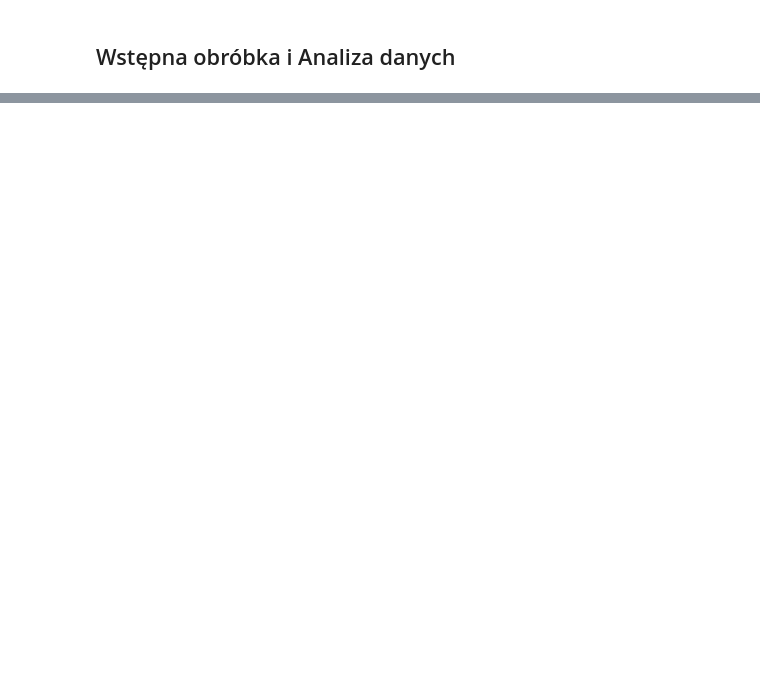
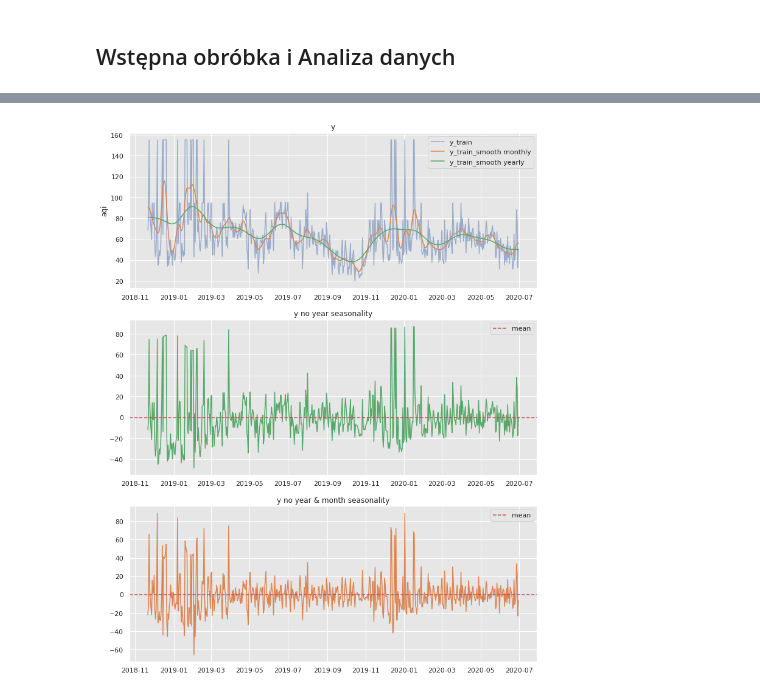
Before and after one commit to PrzemyslawSarnacki/AirQualityPrediction, a Jupyter notebook: seasonal_analisys.ipynb, the cells around one changed output, grey strips where cells are left out. Drawn from its saved outputs; the diff is of its cells as text; code cells hidden in the pictures; blank space fills up the shorter version.

```diff
--- a/seasonal_analisys.ipynb
+++ b/seasonal_analisys.ipynb
@@ -73,0 +115,25 @@ for city in CITIES:
+# %%
+# Remove yearly seasonality.
+y_no_year_season = df_smooth['aqi'] - df_smooth['y_smooth_2']
+# Remove monthly seasonality.
+y_no_year_month_season = y_no_year_season \
+    - gaussian_filter(input=y_no_year_season, sigma=3.5)
+
+# Plot components.
+fig, ax = plt.subplots(3, 1, figsize=(12, 16))
+sns.lineplot(x=df_smooth.index, y='aqi', label='y_train', data=df_smooth, alpha=0.5, ax=ax[0])
+sns.lineplot(x=df_smooth.index, y='y_smooth_1', label='y_train_smooth monthly', data=df_smooth, ax=ax[0])
+sns.lineplot(x=df_smooth.index, y='y_smooth_2', label='y_train_smooth yearly', data=df_smooth, ax=ax[0])
+ax[0].set(title='y')
+
+ax[1].plot(df_smooth.index, y_no_year_season, c=sns_c[2])
+ax[1].axhline(y_no_year_season.mean(), color=sns_c[3], linestyle='--', label='mean')
+ax[1].legend()
+ax[1].set(title='y no year seasonality')
+
+ax[2].plot(df_smooth.index, y_no_year_month_season, c=sns_c[1])
+ax[2].axhline(y_no_year_month_season.mean(), color=sns_c[3], linestyle='--', label='mean')
+ax[2].legend()
+ax[2].set(title='y no year & month seasonality');
+# %% [output]
+[figure, added]
```
Also changed, not shown: parts of 37 cells of this notebook.
